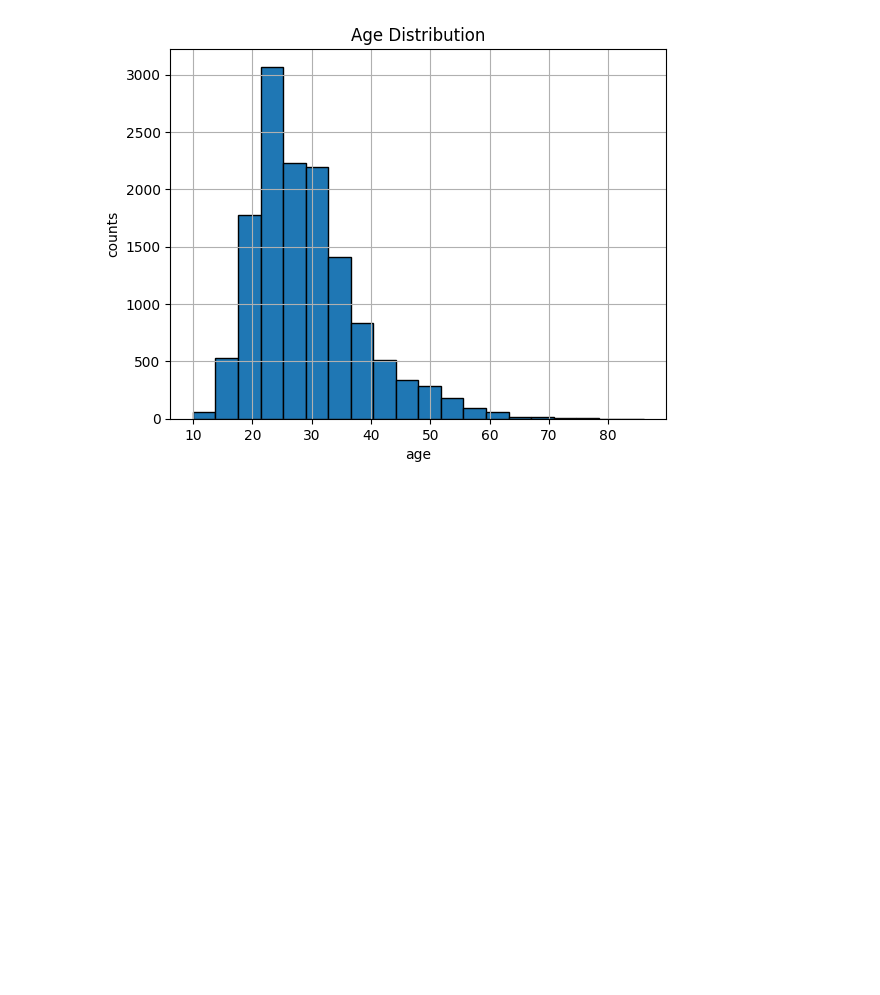
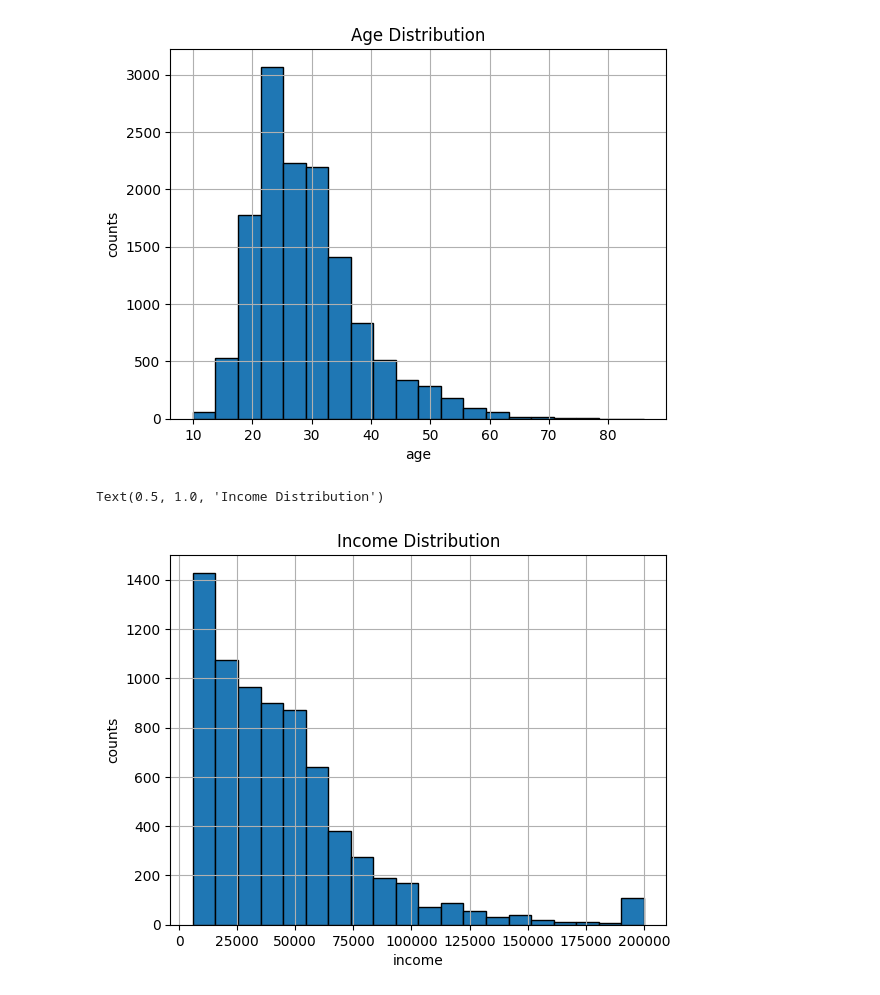
Before and after one commit to leeluna0476/ds2026_inu, a Jupyter notebook: 11th-week/lab11_pandas.ipynb, the cells around one changed output. Drawn from its saved outputs; the diff is of its cells as text; code cells hidden in the pictures; blank space fills up the shorter version.

```diff
--- a/11th-week/lab11_pandas.ipynb
+++ b/11th-week/lab11_pandas.ipynb
@@ -106,3 +106,11 @@ ax.set_title('Age Distribution')
 # %% [output]
 Text(0.5, 1.0, 'Age Distribution')
 [figure]
+# %%
+income = df['Income']
+ax = income.hist(bins=20, edgecolor='k')
+ax.set(xlabel='income', ylabel='counts')
+ax.set_title('Income Distribution')
+# %% [output]
+Text(0.5, 1.0, 'Income Distribution')
+[figure, added]
```
Also changed, not shown: parts of 23 cells of this notebook, 1 other file.
